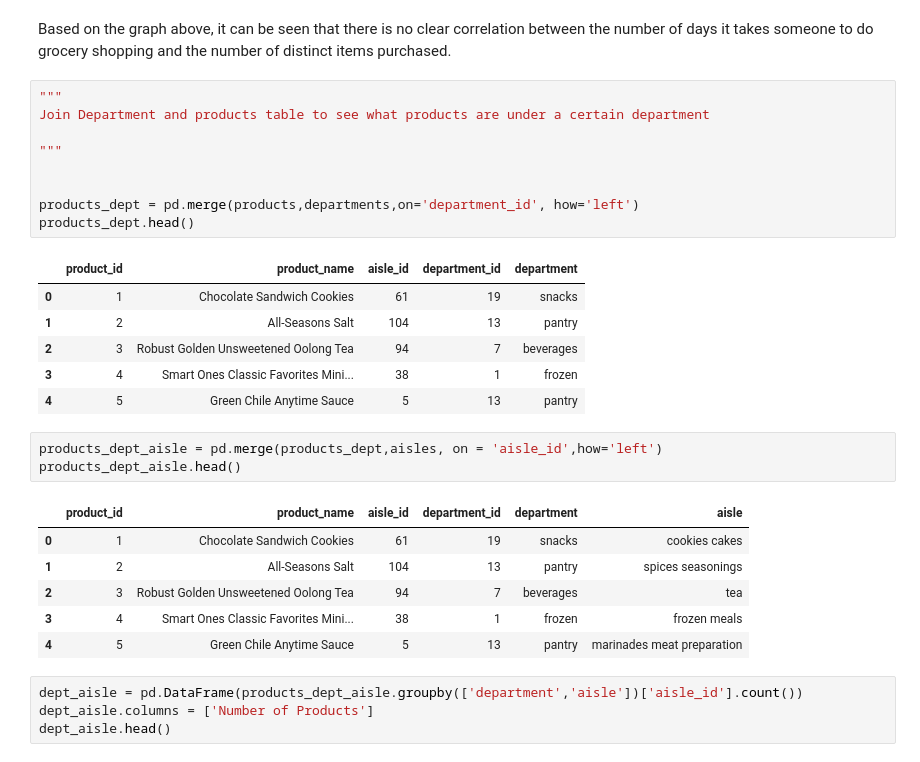
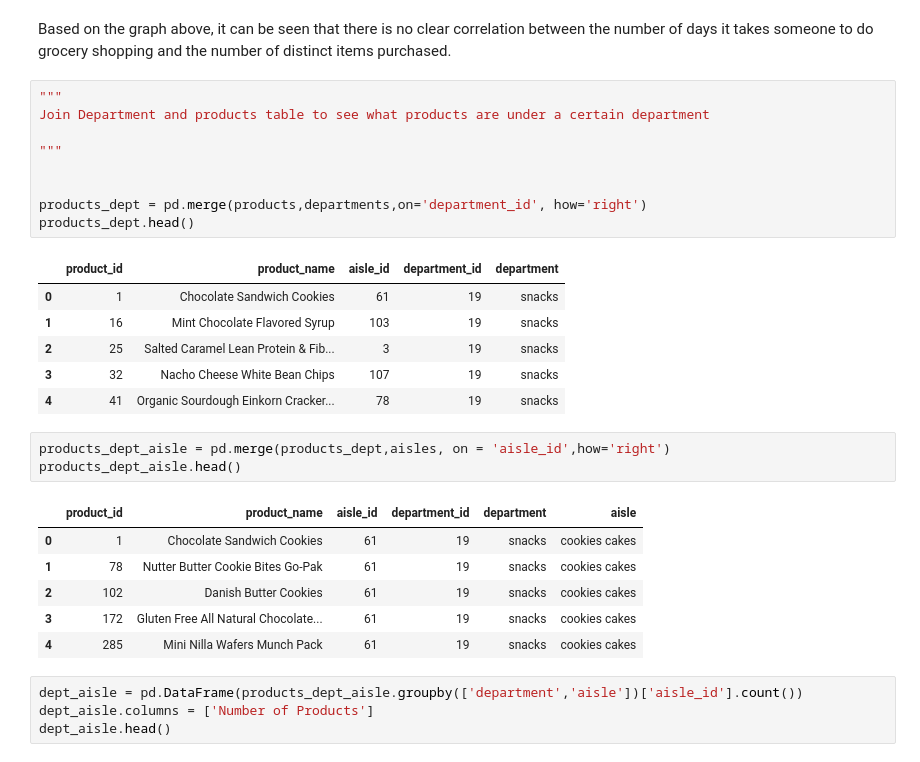
Before and after one commit to nt2462/Capstone1---Instacart, a Jupyter notebook: Instacart project.ipynb, the cells around one changed output. Saved outputs shown, nothing was run; the diff lists cells and outputs as text.

```diff
--- a/Instacart project.ipynb
+++ b/Instacart project.ipynb
@@ -467,25 +514,25 @@ Join Department and products table to see what products are under a certain depa
 """
 
 
-products_dept = pd.merge(products,departments,on='department_id', how='left')
+products_dept = pd.merge(products,departments,on='department_id', how='right')
 products_dept.head()
 # %% [output]
 |  | product_id | product_name | aisle_id | department_id | department |
 | 0 | 1 | Chocolate Sandwich Cookies | 61 | 19 | snacks |
-| 1 | 2 | All-Seasons Salt | 104 | 13 | pantry |
-| 2 | 3 | Robust Golden Unsweetened Oolong Tea | 94 | 7 | beverages |
-| 3 | 4 | Smart Ones Classic Favorites Mini... | 38 | 1 | frozen |
-| 4 | 5 | Green Chile Anytime Sauce | 5 | 13 | pantry |
+| 1 | 16 | Mint Chocolate Flavored Syrup | 103 | 19 | snacks |
+| 2 | 25 | Salted Caramel Lean Protein & Fib... | 3 | 19 | snacks |
+| 3 | 32 | Nacho Cheese White Bean Chips | 107 | 19 | snacks |
+| 4 | 41 | Organic Sourdough Einkorn Cracker... | 78 | 19 | snacks |
 # %%
-products_dept_aisle = pd.merge(products_dept,aisles, on = 'aisle_id',how='left')
+products_dept_aisle = pd.merge(products_dept,aisles, on = 'aisle_id',how='right')
 products_dept_aisle.head()
 # %% [output]
 |  | product_id | product_name | aisle_id | department_id | department | aisle |
 | 0 | 1 | Chocolate Sandwich Cookies | 61 | 19 | snacks | cookies cakes |
-| 1 | 2 | All-Seasons Salt | 104 | 13 | pantry | spices seasonings |
-| 2 | 3 | Robust Golden Unsweetened Oolong Tea | 94 | 7 | beverages | tea |
-| 3 | 4 | Smart Ones Classic Favorites Mini... | 38 | 1 | frozen | frozen meals |
-| 4 | 5 | Green Chile Anytime Sauce | 5 | 13 | pantry | marinades meat preparation |
+| 1 | 78 | Nutter Butter Cookie Bites Go-Pak | 61 | 19 | snacks | cookies cakes |
+| 2 | 102 | Danish Butter Cookies | 61 | 19 | snacks | cookies cakes |
+| 3 | 172 | Gluten Free All Natural Chocolate... | 61 | 19 | snacks | cookies cakes |
+| 4 | 285 | Mini Nilla Wafers Munch Pack | 61 | 19 | snacks | cookies cakes |
 # %%
 dept_aisle = pd.DataFrame(products_dept_aisle.groupby(['department','aisle'])['aisle_id'].count())
 dept_aisle.columns = ['Number of Products']
```
Also changed, not shown: parts of 167 cells of this notebook.
